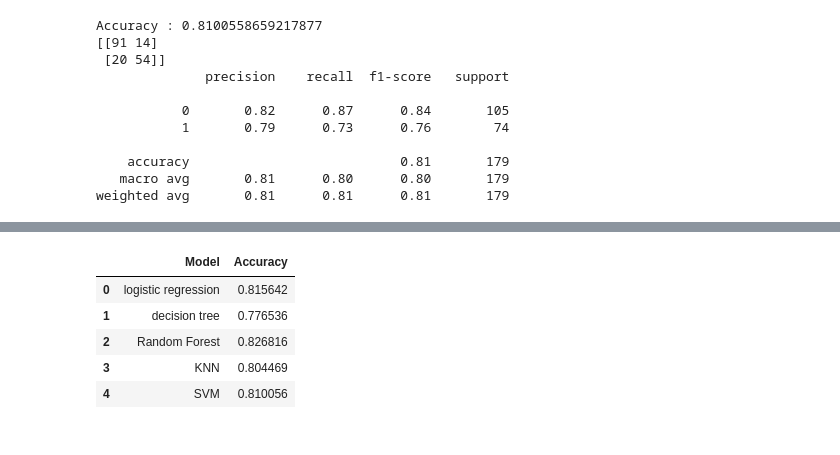
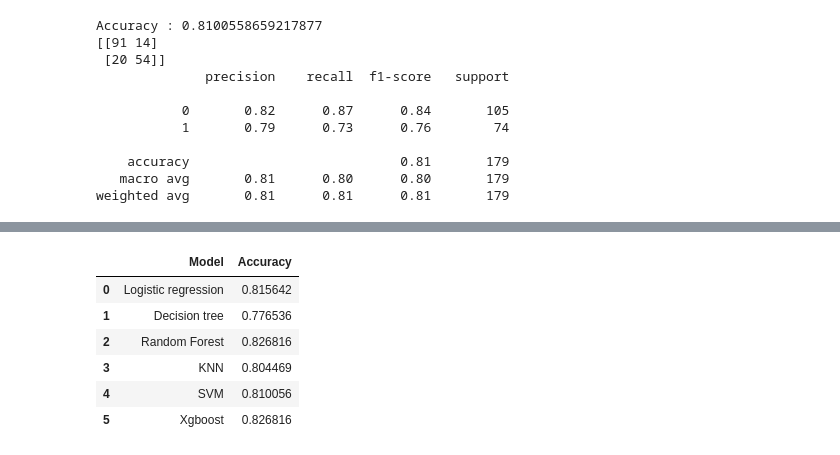
Before and after one commit to madgeer/titanic-kaggle, a Jupyter notebook: notebook.ipynb, the cells around one changed output, grey strips where cells are left out. Drawn from its saved outputs; the diff is of its cells as text; code cells hidden in the pictures.

Commit message:
feat: add XGBoost model and update accuracy reporting in notebook

```diff
--- a/notebook.ipynb
+++ b/notebook.ipynb
@@ -177,9 +178,9 @@ X_test = scaler.transform(X_test)
 # %%
 # logreg model
 model = LogisticRegression(random_state=RANDSEED)
-model.fit(X_train, y_train)
+model.fit(X_train_scaled, y_train)
 
-y_pred_logreg = model.predict(X_test)
+y_pred_logreg = model.predict(X_test_scaled)
 
 print("Accuracy :", accuracy_score(y_test, y_pred_logreg))
 print(confusion_matrix(y_test, y_pred_logreg))
@@ -240,8 +241,8 @@ Accuracy : 0.8268156424581006
 weighted avg       0.83      0.83      0.83       179
 # %%
 model = KNeighborsClassifier(n_neighbors=5)
-model.fit(X_train, y_train)
-y_pred_knn = model.predict(X_test)
+model.fit(X_train_scaled, y_train)
+y_pred_knn = model.predict(X_test_scaled)
 
 print("Accuracy :", accuracy_score(y_test, y_pred_knn))
 print(confusion_matrix(y_test, y_pred_knn))
@@ -260,8 +261,8 @@ Accuracy : 0.8044692737430168
 weighted avg       0.80      0.80      0.80       179
 # %%
 model = SVC(random_state=RANDSEED)
-model.fit(X_train, y_train)
-y_pred_svm = model.predict(X_test)
+model.fit(X_train_scaled, y_train)
+y_pred_svm = model.predict(X_test_scaled)
 
 print("Accuracy :", accuracy_score(y_test, y_pred_svm))
 print(confusion_matrix(y_test, y_pred_svm))
@@ -278,3 +279,17 @@ Accuracy : 0.8100558659217877
     accuracy                           0.81       179
    macro avg       0.81      0.80      0.80       179
 weighted avg       0.81      0.81      0.81       179
+# %%
+model_xgb = XGBClassifier(
+    n_estimators=200,
+    learning_rate=0.05,
+    max_depth=4,
+    random_state=42
+)
+
+model_xgb.fit(X_train, y_train)
+y_pred_xb = model_xgb.predict(X_test)
+
+print("Accuracy :", accuracy_score(y_test, y_pred_xb))
+print(confusion_matrix(y_test, y_pred_xb))
+print(classification_report(y_test, y_pred_xb))
@@ -281,26 +308,29 @@ weighted avg       0.81      0.81      0.81       179
 # %%
 results = pd.DataFrame({
     'Model': [
-        'logistic regression',
-        'decision tree',
+        'Logistic regression',
+        'Decision tree',
         'Random Forest',
         'KNN',
         'SVM',
+        'Xgboost'
     ],
     'Accuracy': [
         accuracy_score(y_test, y_pred_logreg),
         accuracy_score(y_test, y_pred_dt),
         accuracy_score(y_test, y_pred_rf),
         accuracy_score(y_test, y_pred_knn),
         accuracy_score(y_test, y_pred_svm),
+        accuracy_score(y_test, y_pred_xb)
     ]
 })
 
 results
 # %% [output]
 |  | Model | Accuracy |
-| 0 | logistic regression | 0.815642 |
-| 1 | decision tree | 0.776536 |
+| 0 | Logistic regression | 0.815642 |
+| 1 | Decision tree | 0.776536 |
 | 2 | Random Forest | 0.826816 |
 | 3 | KNN | 0.804469 |
 | 4 | SVM | 0.810056 |
+| 5 | Xgboost | 0.826816 |
```
Also changed, not shown: parts of 3 cells of this notebook, 1 other file.
